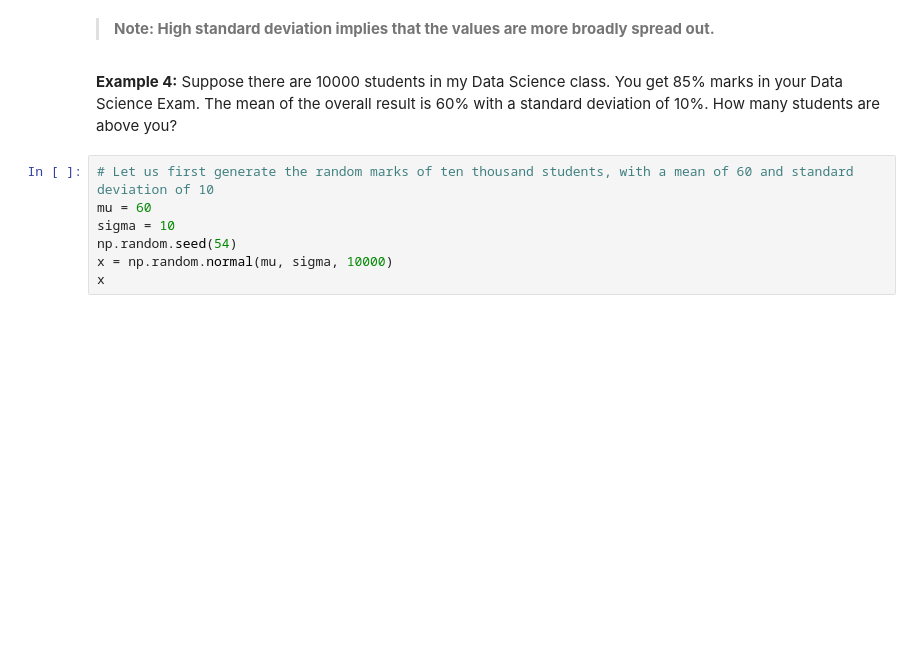
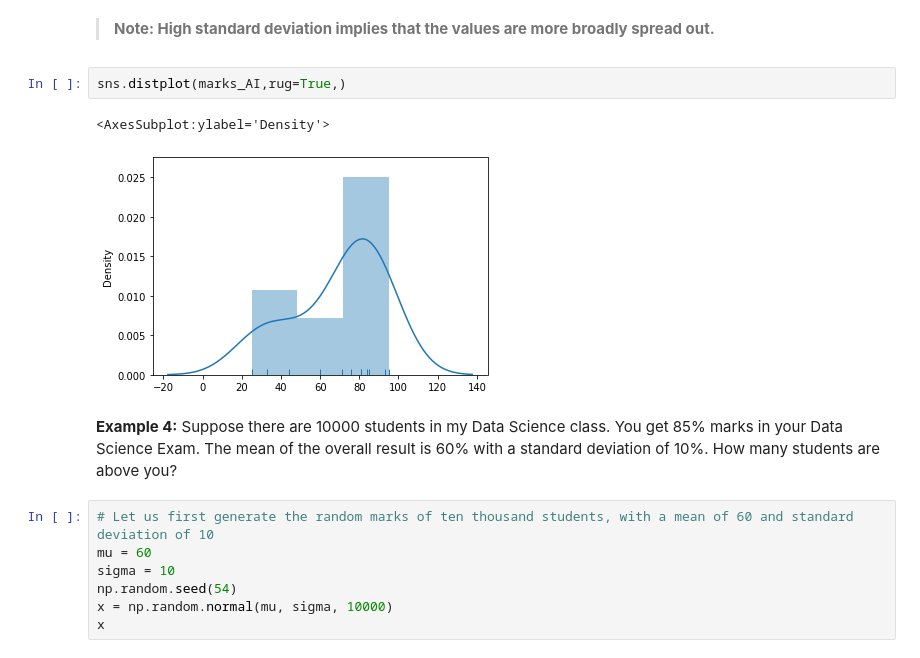
Before and after one commit to tayyabsarfraz/Introduction-to-Data-Analyst-and-Data-Science, a Jupyter notebook: Module no 03- Mathematics for Data Scientists/01 - Statistics for Data Scientists/Lec-3.1(Descriptive-Statistics).ipynb, the cells around one changed output. Drawn from its saved outputs; the diff is of its cells as text; blank space fills up the shorter version.

```diff
--- a/Module no 03- Mathematics for Data Scientists/01 - Statistics for Data Scientists/Lec-3.1(Descriptive-Statistics).ipynb
+++ b/Module no 03- Mathematics for Data Scientists/01 - Statistics for Data Scientists/Lec-3.1(Descriptive-Statistics).ipynb
@@ -371,5 +385,10 @@ print("Standard Deviation of AI Marks: %.2f" % statistics.stdev(marks_AI))
 # %% [markdown]
 >**Note: High standard deviation implies that the values are more broadly spread out.**
+# %%
+sns.distplot(marks_AI,rug=True,)
+# %% [output]
+<AxesSubplot:ylabel='Density'>
+[figure, added]
 # %% [markdown]
 **Example 4:** Suppose there are 10000 students in my Data Science class. You get 85% marks in your Data Science Exam. The mean of the overall result is 60% with a standard deviation of 10%. How many students are above you?
 # %%
```
Also changed, not shown: parts of 18 cells of this notebook.
